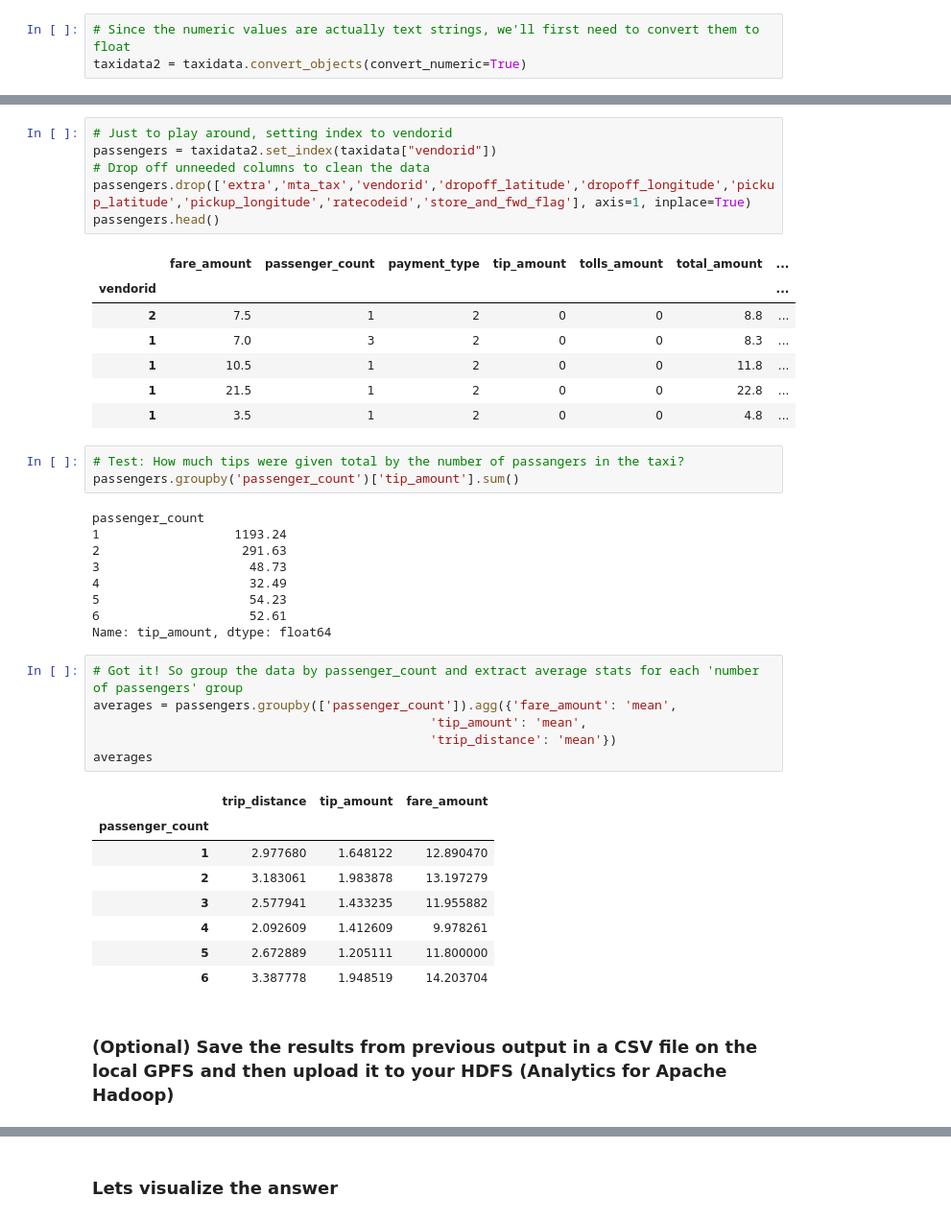
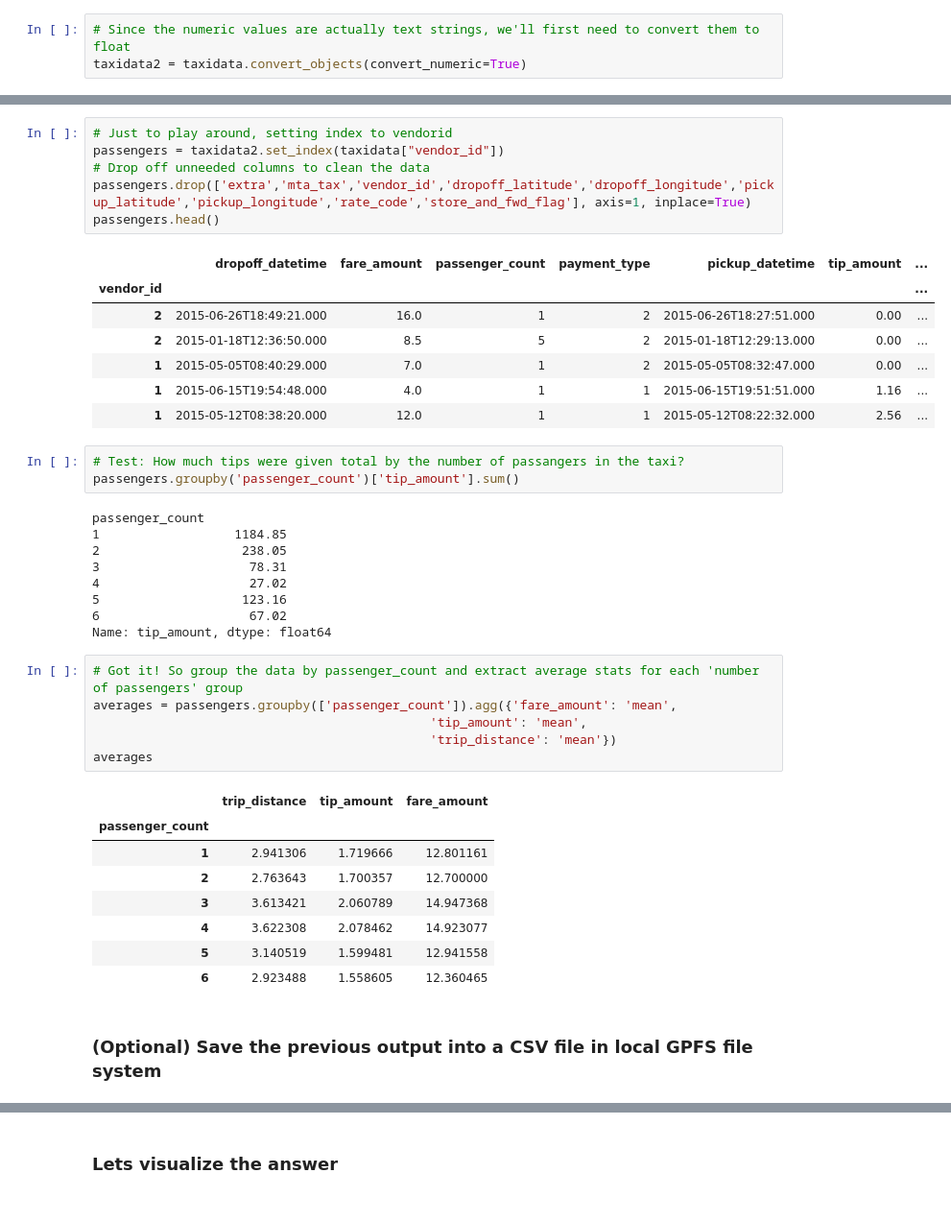
Before and after one commit to jruponen/spark_tutorials, a Jupyter notebook: NYC taxidata.ipynb, the cells around one changed output, grey strips where cells are left out. Shown: that part at 96% size. Saved outputs shown, nothing was run; the diff lists cells and outputs as text.

```diff
--- a/NYC taxidata.ipynb
+++ b/NYC taxidata.ipynb
@@ -129,29 +71,29 @@ taxidata2['passenger_count'].value_counts()
 dtype: int64
 # %%
 # Just to play around, setting index to vendorid
-passengers = taxidata2.set_index(taxidata["vendorid"])
+passengers = taxidata2.set_index(taxidata["vendor_id"])
 # Drop off unneeded columns to clean the data
-passengers.drop(['extra','mta_tax','vendorid','dropoff_latitude','dropoff_longitude','pickup_latitude','pickup_longitude','ratecodeid','store_and_fwd_flag'], axis=1, inplace=True)
+passengers.drop(['extra','mta_tax','vendor_id','dropoff_latitude','dropoff_longitude','pickup_latitude','pickup_longitude','rate_code','store_and_fwd_flag'], axis=1, inplace=True)
 passengers.head()
 # %% [output]
-|  | fare_amount | passenger_count | payment_type | tip_amount | tolls_amount | total_amount | ... |
-| vendorid |  |  |  |  |  |  | ... |
-| 2 | 7.5 | 1 | 2 | 0 | 0 | 8.8 | ... |
-| 1 | 7.0 | 3 | 2 | 0 | 0 | 8.3 | ... |
-| 1 | 10.5 | 1 | 2 | 0 | 0 | 11.8 | ... |
-| 1 | 21.5 | 1 | 2 | 0 | 0 | 22.8 | ... |
-| 1 | 3.5 | 1 | 2 | 0 | 0 | 4.8 | ... |
+|  | dropoff_datetime | fare_amount | passenger_count | payment_type | pickup_datetime | tip_amount | ... |
+| vendor_id |  |  |  |  |  |  | ... |
+| 2 | 2015-06-26T18:49:21.000 | 16.0 | 1 | 2 | 2015-06-26T18:27:51.000 | 0.00 | ... |
+| 2 | 2015-01-18T12:36:50.000 | 8.5 | 5 | 2 | 2015-01-18T12:29:13.000 | 0.00 | ... |
+| 1 | 2015-05-05T08:40:29.000 | 7.0 | 1 | 2 | 2015-05-05T08:32:47.000 | 0.00 | ... |
+| 1 | 2015-06-15T19:54:48.000 | 4.0 | 1 | 1 | 2015-06-15T19:51:51.000 | 1.16 | ... |
+| 1 | 2015-05-12T08:38:20.000 | 12.0 | 1 | 1 | 2015-05-12T08:22:32.000 | 2.56 | ... |
 # %%
 # Test: How much tips were given total by the number of passangers in the taxi?
 passengers.groupby('passenger_count')['tip_amount'].sum()
 # %% [output]
 passenger_count
-1                  1193.24
-2                   291.63
-3                    48.73
-4                    32.49
-5                    54.23
-6                    52.61
+1                  1184.85
+2                   238.05
+3                    78.31
+4                    27.02
+5                   123.16
+6                    67.02
 Name: tip_amount, dtype: float64
 # %%
 # Got it! So group the data by passenger_count and extract average stats for each 'number of passengers' group
@@ -162,13 +104,13 @@ averages
 # %% [output]
 |  | trip_distance | tip_amount | fare_amount |
 | passenger_count |  |  |  |
-| 1 | 2.977680 | 1.648122 | 12.890470 |
-| 2 | 3.183061 | 1.983878 | 13.197279 |
-| 3 | 2.577941 | 1.433235 | 11.955882 |
-| 4 | 2.092609 | 1.412609 | 9.978261 |
-| 5 | 2.672889 | 1.205111 | 11.800000 |
-| 6 | 3.387778 | 1.948519 | 14.203704 |
+| 1 | 2.941306 | 1.719666 | 12.801161 |
+| 2 | 2.763643 | 1.700357 | 12.700000 |
+| 3 | 3.613421 | 2.060789 | 14.947368 |
+| 4 | 3.622308 | 2.078462 | 14.923077 |
+| 5 | 3.140519 | 1.599481 | 12.941558 |
+| 6 | 2.923488 | 1.558605 | 12.360465 |
 # %% [markdown]
-### (Optional) Save the results from previous output in a CSV file on the local GPFS and then upload it to your HDFS (Analytics for Apache Hadoop)
+### (Optional) Save the previous output into a CSV file in local GPFS file system
 # %%
 # Save the last result as CSV file on the local GPFS filesystem (just to make it clear: It's NOT saved in the "Object Store")
```
Also changed, not shown: parts of 18 cells of this notebook.
